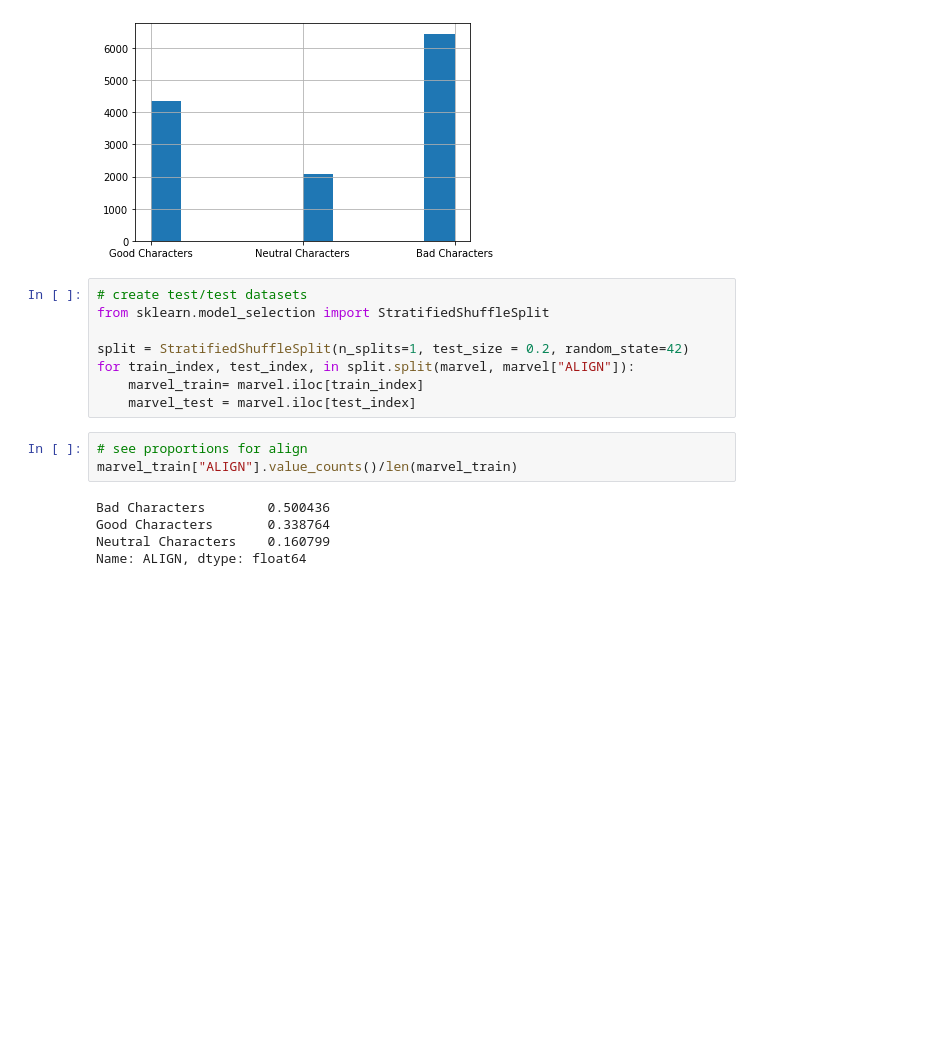
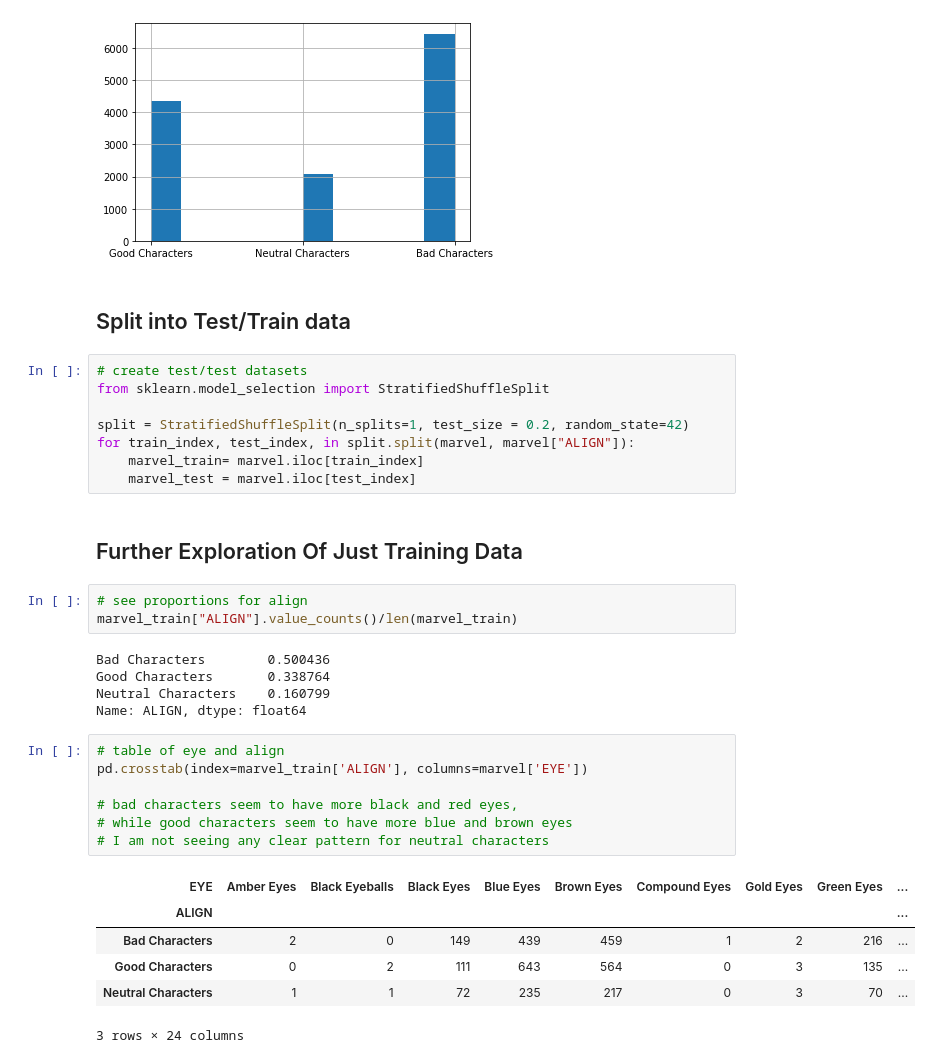
Before and after one commit to trentgillin/Machine_Learning_Projects, a Jupyter notebook: Marvel/Marvel Predictions.ipynb, the cells around one changed output. Drawn from its saved outputs; the diff is of its cells as text; blank space fills up the shorter version.

Commit message:
added headers, finished cleaning training set

```diff
--- a/Marvel/Marvel Predictions.ipynb
+++ b/Marvel/Marvel Predictions.ipynb
@@ -83,6 +86,8 @@ marvel['ALIGN'].hist()
 # %% [output]
 <AxesSubplot:>
 [figure]
+# %% [markdown]
+## Split into Test/Train data
 # %%
 # create test/test datasets
 from sklearn.model_selection import StratifiedShuffleSplit
@@ -91,6 +96,8 @@ split = StratifiedShuffleSplit(n_splits=1, test_size = 0.2, random_state=42)
 for train_index, test_index, in split.split(marvel, marvel["ALIGN"]):
     marvel_train= marvel.iloc[train_index]
     marvel_test = marvel.iloc[test_index]
+# %% [markdown]
+## Further Exploration Of Just Training Data
 # %%
 # see proportions for align
 marvel_train["ALIGN"].value_counts()/len(marvel_train)
@@ -99,3 +106,17 @@ Bad Characters        0.500436
 Good Characters       0.338764
 Neutral Characters    0.160799
 Name: ALIGN, dtype: float64
+# %%
+# table of eye and align
+pd.crosstab(index=marvel_train['ALIGN'], columns=marvel['EYE'])
+
+# bad characters seem to have more black and red eyes,
+# while good characters seem to have more blue and brown eyes
+# I am not seeing any clear pattern for neutral characters
+# %% [output]
+| EYE | Amber Eyes | Black Eyeballs | Black Eyes | Blue Eyes | Brown Eyes | Compound Eyes | Gold Eyes | Green Eyes | ... |
+| ALIGN |  |  |  |  |  |  |  |  | ... |
+| Bad Characters | 2 | 0 | 149 | 439 | 459 | 1 | 2 | 216 | ... |
+| Good Characters | 0 | 2 | 111 | 643 | 564 | 0 | 3 | 135 | ... |
+| Neutral Characters | 1 | 1 | 72 | 235 | 217 | 0 | 3 | 70 | ... |
+3 rows × 24 columns
```
Also changed, not shown: parts of 8 cells of this notebook.
